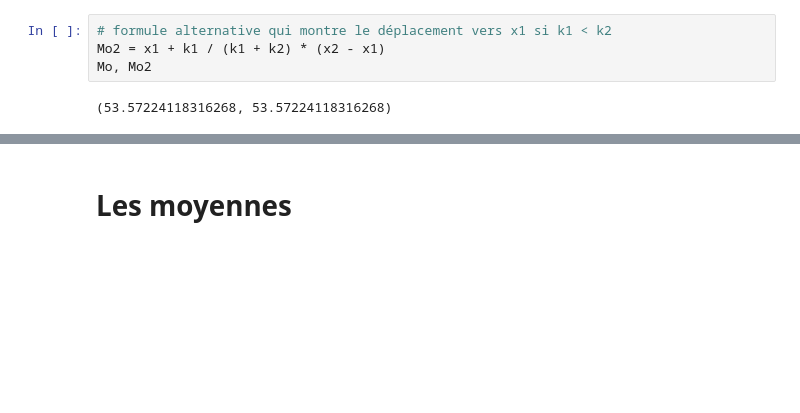
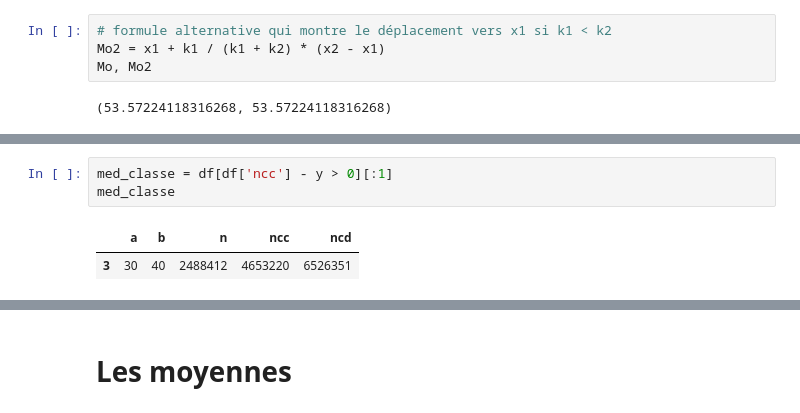
Before and after one commit to bfritscher/pandas_demo, a Jupyter notebook: statistiques/Cours_les_mesures_de_la_tendance_centrale.ipynb, the cells around one changed output, grey strips where cells are left out. Drawn from its saved outputs; the diff is of its cells as text; blank space fills up the shorter version.

```diff
--- a/statistiques/Cours_les_mesures_de_la_tendance_centrale.ipynb
+++ b/statistiques/Cours_les_mesures_de_la_tendance_centrale.ipynb
@@ -86,0 +124,6 @@ Mo, Mo2
+# %%
+med_classe = df[df['ncc'] - y > 0][:1]
+med_classe
+# %% [output]
+|  | a | b | n | ncc | ncd |
+| 3 | 30 | 40 | 2488412 | 4653220 | 6526351 |
```
Also changed, not shown: parts of 17 cells of this notebook.
